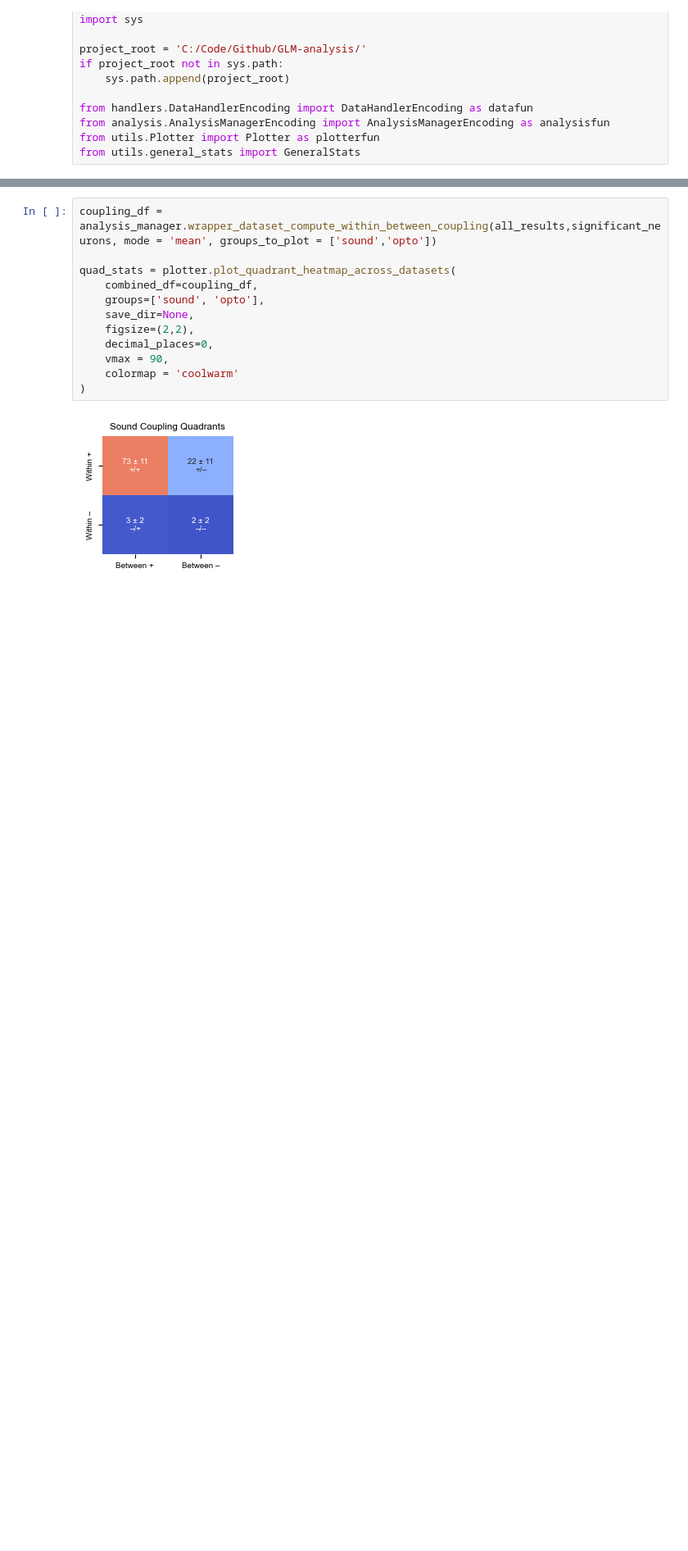
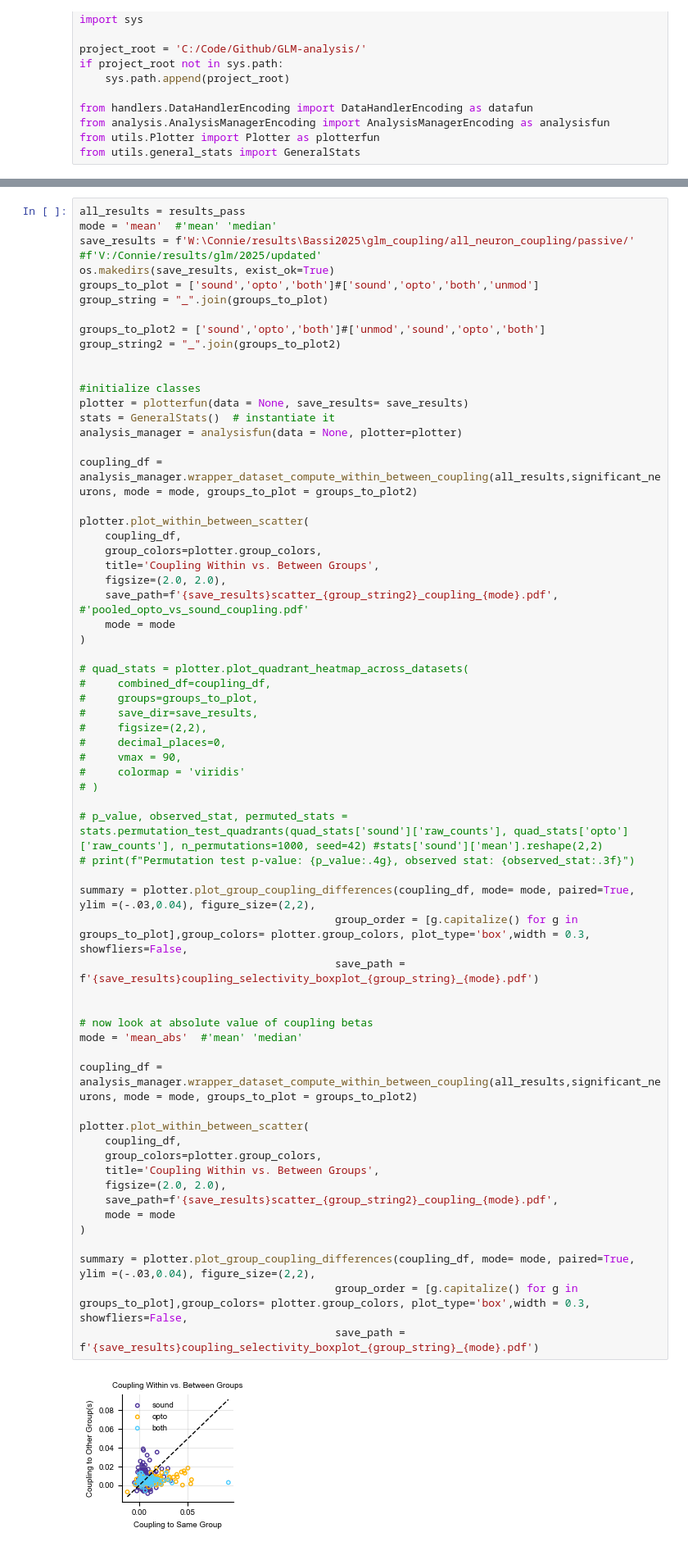
Before and after one commit to constanzabassi/GLM-analysis, a Jupyter notebook: notebooks/run_glm_encoding_analysis_all_neurons_coupling.ipynb, the cells around one changed output, grey strips where cells are left out. Shown at 82% size. Saved outputs shown, nothing was run; the diff lists cells and outputs as text; blank space fills up the shorter version.

```diff
--- a/notebooks/run_glm_encoding_analysis_all_neurons_coupling.ipynb
+++ b/notebooks/run_glm_encoding_analysis_all_neurons_coupling.ipynb
@@ -130,14 +139,65 @@ Saving stats to W:\Connie/results\Bassi2025\glm_coupling/all_neuron_coupling/pas
 # %%
-coupling_df = analysis_manager.wrapper_dataset_compute_within_between_coupling(all_results,significant_neurons, mode = 'mean', groups_to_plot = ['sound','opto'])
+all_results = results_pass
+mode = 'mean'  #'mean' 'median'
+save_results = f'W:\Connie/results\Bassi2025\glm_coupling/all_neuron_coupling/passive/' #f'V:/Connie/results/glm/2025/updated'
+os.makedirs(save_results, exist_ok=True)
+groups_to_plot = ['sound','opto','both']#['sound','opto','both','unmod']
+group_string = "_".join(groups_to_plot)
 
-quad_stats = plotter.plot_quadrant_heatmap_across_datasets(
-    combined_df=coupling_df,
-    groups=['sound', 'opto'],
-    save_dir=None,
-    figsize=(2,2),
-    decimal_places=0,
-    vmax = 90,
-    colormap = 'coolwarm'
+groups_to_plot2 = ['sound','opto','both']#['unmod','sound','opto','both']
+group_string2 = "_".join(groups_to_plot2)
+
+
+#initialize classes
+plotter = plotterfun(data = None, save_results= save_results)
+stats = GeneralStats()  # instantiate it
+analysis_manager = analysisfun(data = None, plotter=plotter)
+
+coupling_df = analysis_manager.wrapper_dataset_compute_within_between_coupling(all_results,significant_neurons, mode = mode, groups_to_plot = groups_to_plot2)
+
+plotter.plot_within_between_scatter(
+    coupling_df,
+    group_colors=plotter.group_colors,
+    title='Coupling Within vs. Between Groups',
+    figsize=(2.0, 2.0),
+    save_path=f'{save_results}scatter_{group_string2}_coupling_{mode}.pdf', #'pooled_opto_vs_sound_coupling.pdf'
+    mode = mode
 )
+
+# quad_stats = plotter.plot_quadrant_heatmap_across_datasets(
+#     combined_df=coupling_df,
+#     groups=groups_to_plot,
+#     save_dir=save_results,
+#     figsize=(2,2),
+#     decimal_places=0,
+#     vmax = 90,
+#     colormap = 'viridis'
+# )
+
+# p_value, observed_stat, permuted_stats = stats.permutation_test_quadrants(quad_stats['sound']['raw_counts'], quad_stats['opto']['raw_counts'], n_permutations=1000, seed=42) #stats['sound']['mean'].reshape(2,2)
+# print(f"Permutation test p-value: {p_value:.4g}, observed stat: {observed_stat:.3f}")
+
+summary = plotter.plot_group_coupling_differences(coupling_df, mode= mode, paired=True, ylim =(-.03,0.04), figure_size=(2,2),
+                                        group_order = [g.capitalize() for g in groups_to_plot],group_colors= plotter.group_colors, plot_type='box',width = 0.3, showfliers=False,
+                                        save_path = f'{save_results}coupling_selectivity_boxplot_{group_string}_{mode}.pdf')
+
+
+# now look at absolute value of coupling betas
+mode = 'mean_abs'  #'mean' 'median'
+
+coupling_df = analysis_manager.wrapper_dataset_compute_within_between_coupling(all_results,significant_neurons, mode = mode, groups_to_plot = groups_to_plot2)
+
+plotter.plot_within_between_scatter(
+    coupling_df,
+    group_colors=plotter.group_colors,
+    title='Coupling Within vs. Between Groups',
+    figsize=(2.0, 2.0),
+    save_path=f'{save_results}scatter_{group_string2}_coupling_{mode}.pdf',
+    mode = mode
+)
+
+summary = plotter.plot_group_coupling_differences(coupling_df, mode= mode, paired=True, ylim =(-.03,0.04), figure_size=(2,2),
+                                        group_order = [g.capitalize() for g in groups_to_plot],group_colors= plotter.group_colors, plot_type='box',width = 0.3, showfliers=False,
+                                        save_path = f'{save_results}coupling_selectivity_boxplot_{group_string}_{mode}.pdf')
 # %% [output]
-[figure, old version]
+[figure, new version]
```
Also changed, not shown: parts of 7 cells of this notebook, 2 other files.
